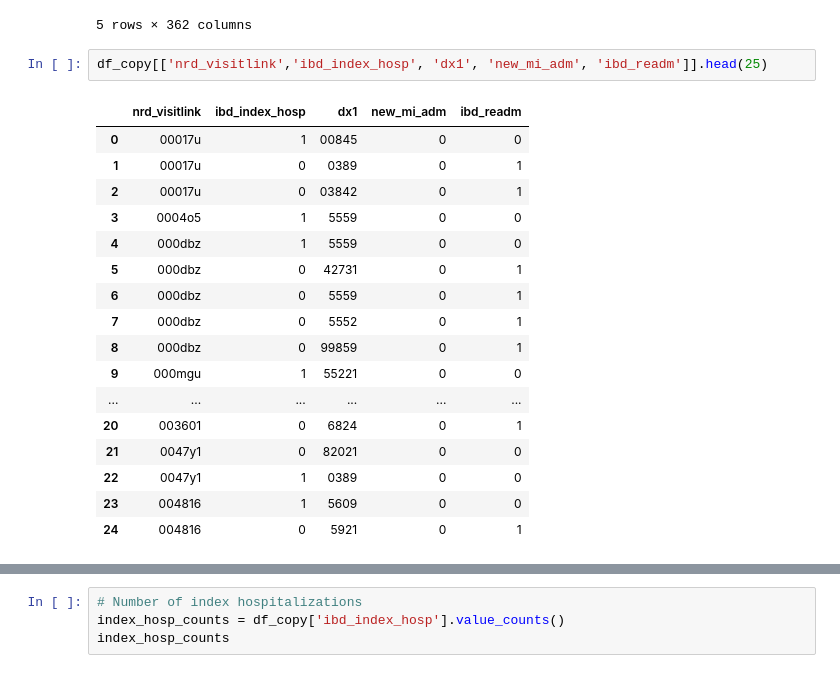
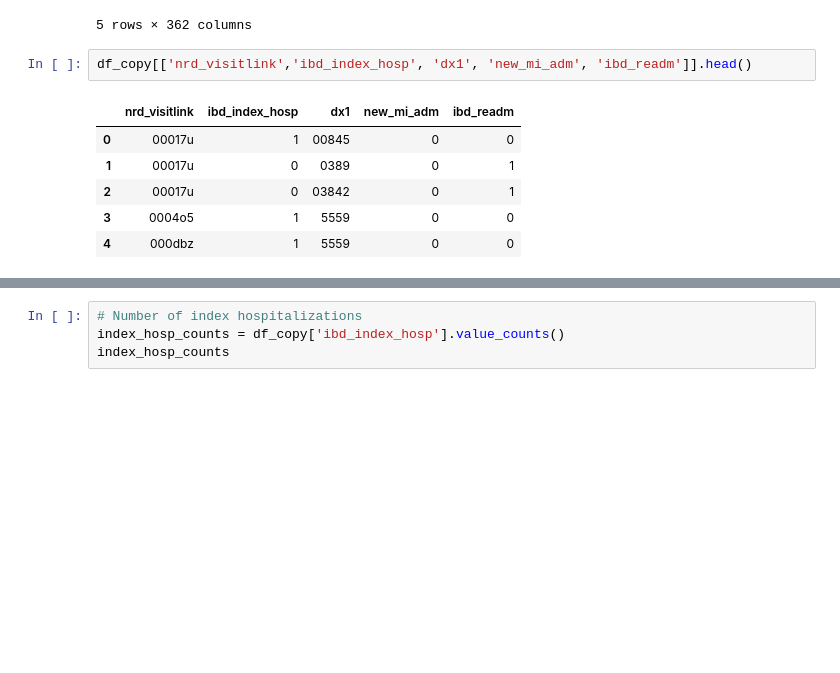
Before and after one commit to jgabunilas/IBD-final-project, a Jupyter notebook: NRD 2013 - Machine Learning (sagar).ipynb, the cells around one changed output, grey strips where cells are left out. Saved outputs shown, nothing was run; the diff lists cells and outputs as text; blank space fills up the shorter version.

```diff
--- a/NRD 2013 - Machine Learning (sagar).ipynb
+++ b/NRD 2013 - Machine Learning (sagar).ipynb
@@ -63,25 +63,14 @@ df_copy.tail()
 | 94497 | 94497 | 72 | 1 | 0.0 | 1.771707 | 1.0 | 2 | 1 | 385 | 30 | ... |
 5 rows × 362 columns
 # %%
-df_copy[['nrd_visitlink','ibd_index_hosp', 'dx1', 'new_mi_adm', 'ibd_readm']].head(25)
+df_copy[['nrd_visitlink','ibd_index_hosp', 'dx1', 'new_mi_adm', 'ibd_readm']].head()
 # %% [output]
 |  | nrd_visitlink | ibd_index_hosp | dx1 | new_mi_adm | ibd_readm |
 | 0 | 00017u | 1 | 00845 | 0 | 0 |
 | 1 | 00017u | 0 | 0389 | 0 | 1 |
 | 2 | 00017u | 0 | 03842 | 0 | 1 |
 | 3 | 0004o5 | 1 | 5559 | 0 | 0 |
 | 4 | 000dbz | 1 | 5559 | 0 | 0 |
-| 5 | 000dbz | 0 | 42731 | 0 | 1 |
-| 6 | 000dbz | 0 | 5559 | 0 | 1 |
-| 7 | 000dbz | 0 | 5552 | 0 | 1 |
-| 8 | 000dbz | 0 | 99859 | 0 | 1 |
-| 9 | 000mgu | 1 | 55221 | 0 | 0 |
-| ... | ... | ... | ... | ... | ... |
-| 20 | 003601 | 0 | 6824 | 0 | 1 |
-| 21 | 0047y1 | 0 | 82021 | 0 | 0 |
-| 22 | 0047y1 | 1 | 0389 | 0 | 0 |
-| 23 | 004816 | 1 | 5609 | 0 | 0 |
-| 24 | 004816 | 0 | 5921 | 0 | 1 |
 # %%
 # Recoding the ibd_readm outcome variable
 readm_set = set()
```
Also changed, not shown: parts of 18 cells of this notebook, 1 other file.
